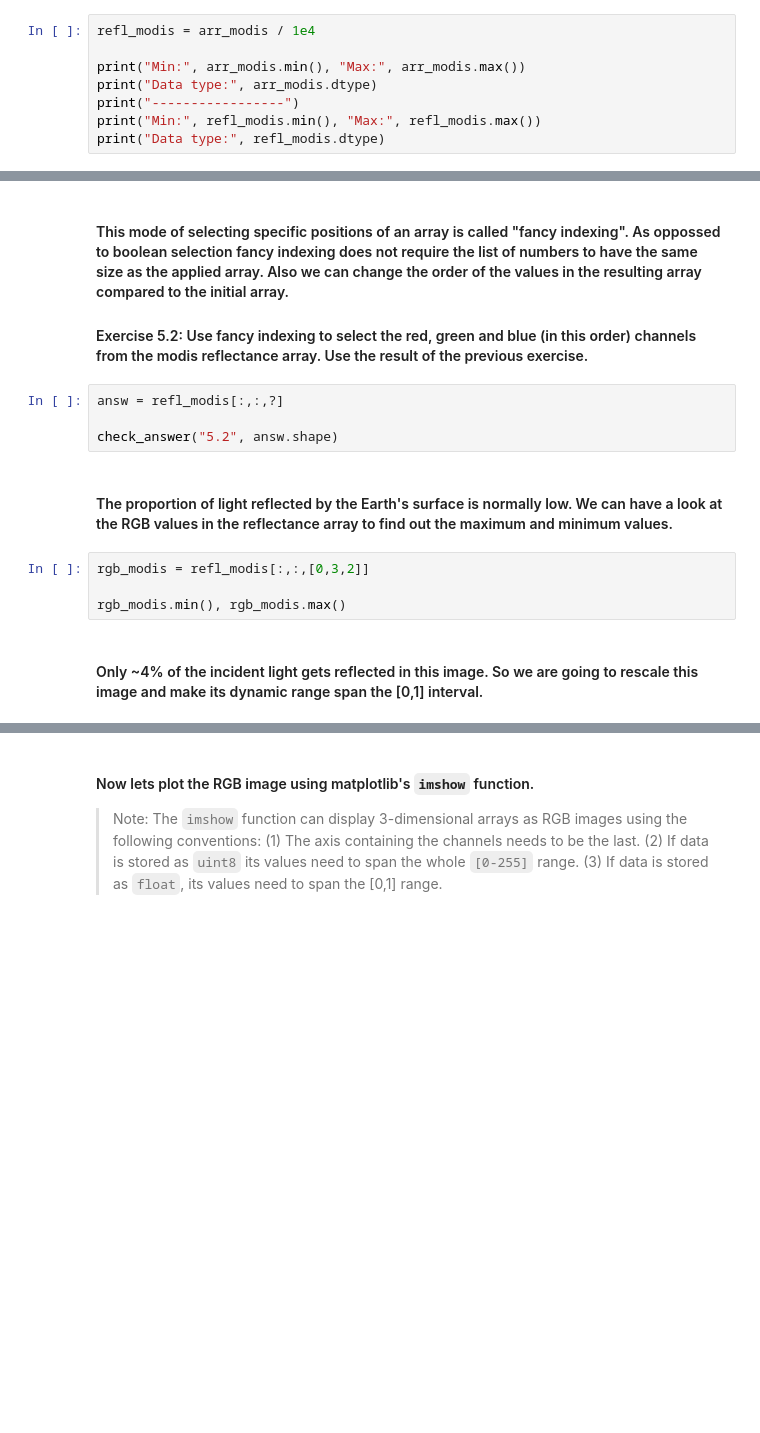
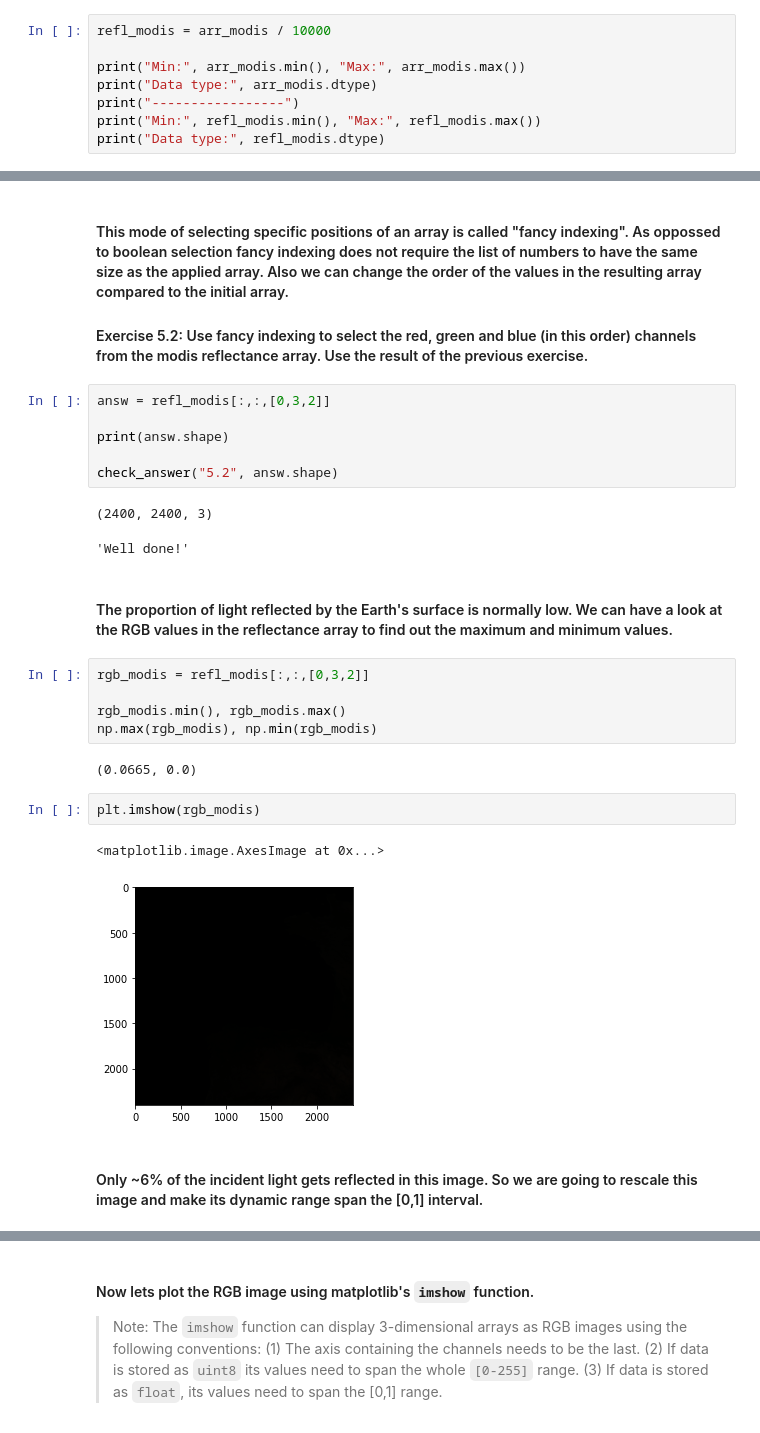
Before and after one commit to ANU-WALD/dea_course, a Jupyter notebook: dea_materials/day1/5-basic-satellite-image-analysis.ipynb, the cells around one changed output, grey strips where cells are left out. Saved outputs shown, nothing was run; the diff lists cells and outputs as text; blank space fills up the shorter version.

```diff
--- a/dea_materials/day1/5-basic-satellite-image-analysis.ipynb
+++ b/dea_materials/day1/5-basic-satellite-image-analysis.ipynb
@@ -33,7 +38,7 @@ plt.imshow(arr_modis[:,:,0])
 
 #### To scale the values into reflectance values we can perform this operation which applies the division along the whole array element-wise (remember broadcasting):
 # %%
-refl_modis = arr_modis / 1e4
+refl_modis = arr_modis / 10000
 
 print("Min:", arr_modis.min(), "Max:", arr_modis.max())
 print("Data type:", arr_modis.dtype)
@@ -67,17 +88,30 @@ arr[[4,0,1]]
 
 #### Exercise 5.2: Use fancy indexing to select the red, green and blue (in this order) channels from the modis reflectance array. Use the result of the previous exercise.
 # %%
-answ = refl_modis[:,:,?]
+answ = refl_modis[:,:,[0,3,2]]
+
+print(answ.shape)
 
 check_answer("5.2", answ.shape)
+# %% [output]
+(2400, 2400, 3)
+'Well done!'
 # %% [markdown]
 #### The proportion of light reflected by the Earth's surface is normally low. We can have a look at the RGB values in the reflectance array to find out the maximum and minimum values.
 # %%
 rgb_modis = refl_modis[:,:,[0,3,2]]
 
 rgb_modis.min(), rgb_modis.max()
+np.max(rgb_modis), np.min(rgb_modis)
+# %% [output]
+(0.0665, 0.0)
+# %%
+plt.imshow(rgb_modis)
+# %% [output]
+<matplotlib.image.AxesImage at 0x...>
+[figure, added]
 # %% [markdown]
-#### Only ~4% of the incident light gets reflected in this image. So we are going to rescale this image and make its dynamic range span the [0,1] interval.
+#### Only ~6% of the incident light gets reflected in this image. So we are going to rescale this image and make its dynamic range span the [0,1] interval.
 # %%
 rgb_modis = rgb_modis / rgb_modis.max()
 
```
Also changed, not shown: parts of 19 cells of this notebook, 7 other files.
